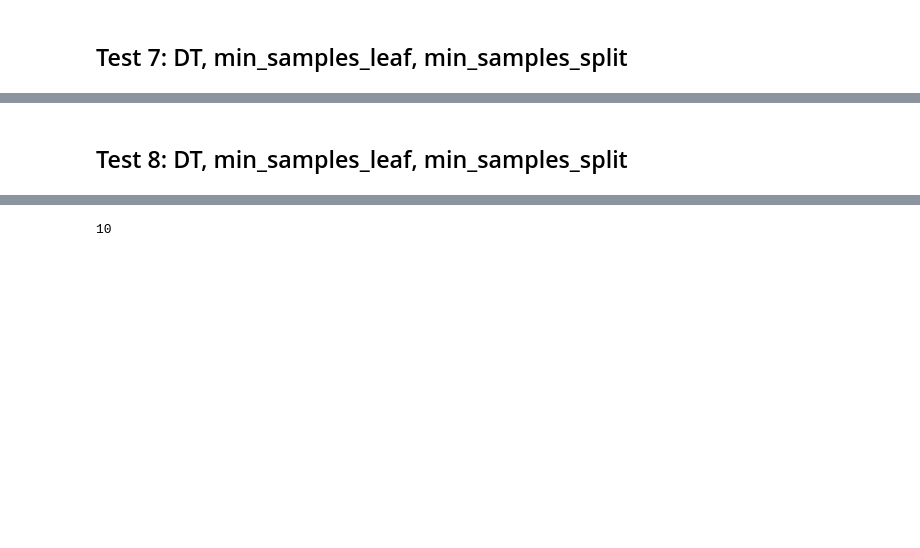
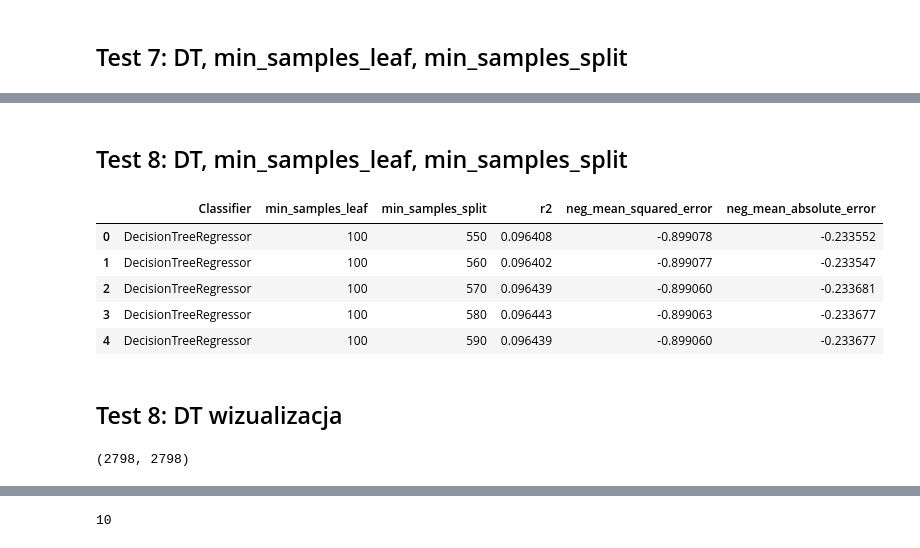
Before and after one commit to wiktoriasw/Data-Science-project, a Jupyter notebook: OnlyDT.ipynb, the cells around one changed output, grey strips where cells are left out. Saved outputs shown, nothing was run; the diff lists cells and outputs as text; code cells hidden in the pictures; blank space fills up the shorter version.

```diff
--- a/OnlyDT.ipynb
+++ b/OnlyDT.ipynb
@@ -457,5 +462,47 @@ df_dt_7 #min_samples_leaf= 100, min_samples_spli = 530
+# %% [markdown]
+## Test 8: DT, min_samples_leaf, min_samples_split
+# %%
+kfold = KFold(n_splits = 5)
+
+classifiers = [
+    DecisionTreeRegressor(min_samples_leaf=100, min_samples_split=550),
+    DecisionTreeRegressor(min_samples_leaf=100, min_samples_split=560),
+    DecisionTreeRegressor(min_samples_leaf=100, min_samples_split=570),
+    DecisionTreeRegressor(min_samples_leaf=100, min_samples_split=580),
+    DecisionTreeRegressor(min_samples_leaf=100, min_samples_split=590),
+
+]
+
+results_list = []
+for classifier in tqdm(classifiers):
+    #classifier.set_params(**{'C': 0.5})
+    #print(type(classifier).__name__, classifier.get_params())
+
+    result = {
+        'Classifier': type(classifier).__name__,
+        'min_samples_leaf': classifier.get_params().get('min_samples_leaf'),
+        'min_samples_split': classifier.get_params().get('min_samples_split'),
+    }
+
+    for scoring in ['r2', 'neg_mean_squared_error', 'neg_mean_absolute_error']:
+        score = cross_val_score(classifier, X, y.values.ravel(), cv = kfold, scoring=scoring)
+
+        result[scoring] = score.mean()
+
+    results_list.append(result)
+
+df_dt_8 = pd.DataFrame(results_list)
+# %%
+df_dt_8
+# %% [output]
+|  | Classifier | min_samples_leaf | min_samples_split | r2 | neg_mean_squared_error | neg_mean_absolute_error |
+| 0 | DecisionTreeRegressor | 100 | 550 | 0.096408 | -0.899078 | -0.233552 |
+| 1 | DecisionTreeRegressor | 100 | 560 | 0.096402 | -0.899077 | -0.233547 |
+| 2 | DecisionTreeRegressor | 100 | 570 | 0.096439 | -0.899060 | -0.233681 |
+| 3 | DecisionTreeRegressor | 100 | 580 | 0.096443 | -0.899063 | -0.233677 |
+| 4 | DecisionTreeRegressor | 100 | 590 | 0.096439 | -0.899060 | -0.233677 |
 # %% [markdown]
-## Test 8: DT, min_samples_leaf, min_samples_split
+## Test 8: DT  wizualizacja
 # %%
 X_train, X_test, y_train, y_test = train_test_split(
     X,
@@ -463,6 +510,10 @@ X_train, X_test, y_train, y_test = train_test_split(
     test_size=0.2,
     random_state=42
 )
+# %%
+len(X_train), len(y_train)
+# %% [output]
+(2798, 2798)
 # %%
 dtr = DecisionTreeRegressor(min_samples_leaf=100, min_samples_split=530)
 dtr.fit(X_train, y_train.values.ravel())
```
Also changed, not shown: parts of 15 cells of this notebook.
